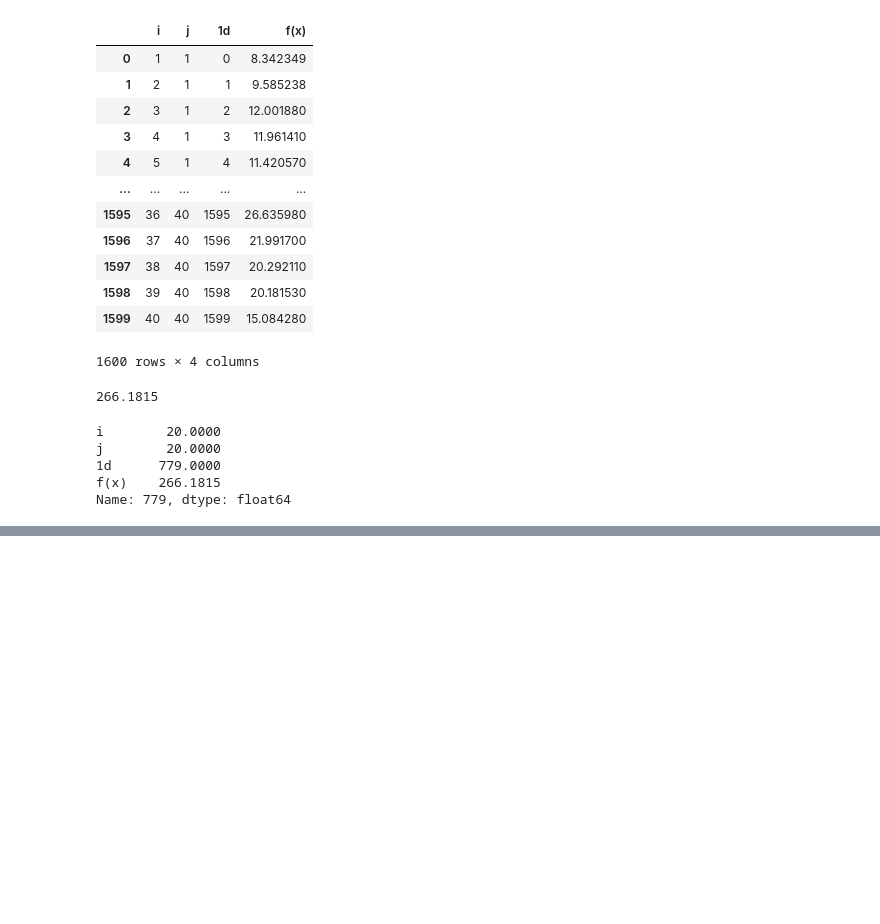
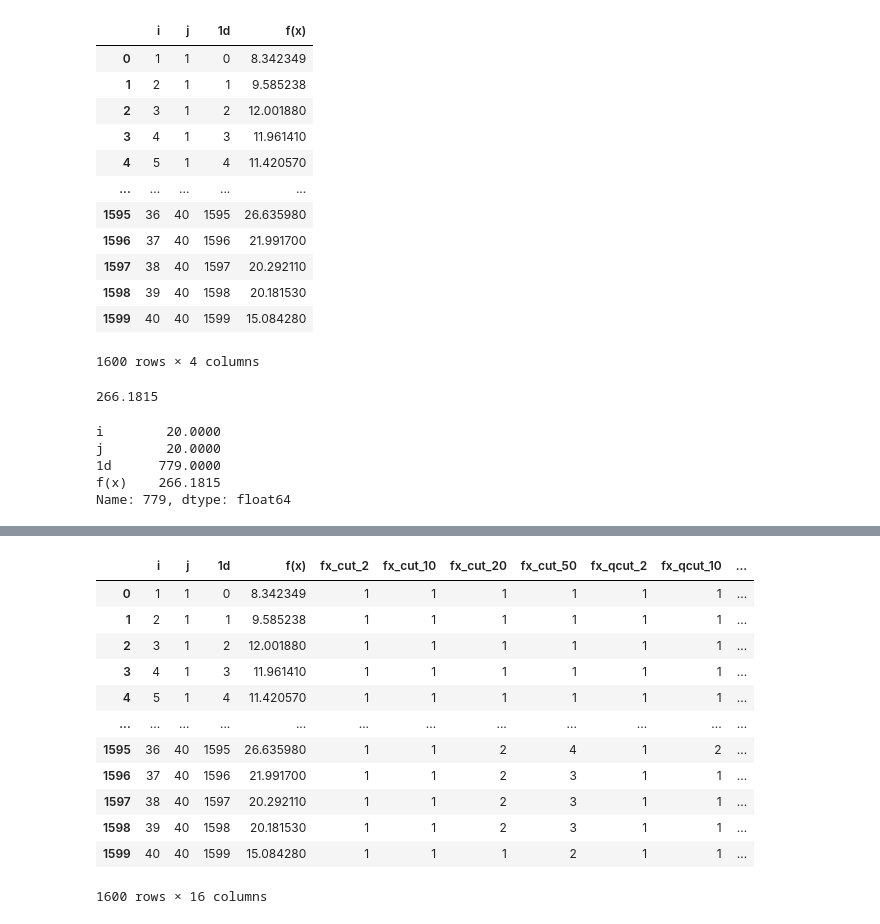
Before and after one commit to jeosol/learn-obj-function-surface, a Jupyter notebook: data_preparation.ipynb, the cells around one changed output, grey strips where cells are left out. Drawn from its saved outputs; the diff is of its cells as text; code cells hidden in the pictures; blank space fills up the shorter version.

```diff
--- a/data_preparation.ipynb
+++ b/data_preparation.ipynb
@@ -97,0 +165,16 @@ Name: 779, dtype: float64
+# %%
+model_df
+# %% [output]
+|  | i | j | 1d | f(x) | fx_cut_2 | fx_cut_10 | fx_cut_20 | fx_cut_50 | fx_qcut_2 | fx_qcut_10 | ... |
+| 0 | 1 | 1 | 0 | 8.342349 | 1 | 1 | 1 | 1 | 1 | 1 | ... |
+| 1 | 2 | 1 | 1 | 9.585238 | 1 | 1 | 1 | 1 | 1 | 1 | ... |
+| 2 | 3 | 1 | 2 | 12.001880 | 1 | 1 | 1 | 1 | 1 | 1 | ... |
+| 3 | 4 | 1 | 3 | 11.961410 | 1 | 1 | 1 | 1 | 1 | 1 | ... |
+| 4 | 5 | 1 | 4 | 11.420570 | 1 | 1 | 1 | 1 | 1 | 1 | ... |
+| ... | ... | ... | ... | ... | ... | ... | ... | ... | ... | ... | ... |
+| 1595 | 36 | 40 | 1595 | 26.635980 | 1 | 1 | 2 | 4 | 1 | 2 | ... |
+| 1596 | 37 | 40 | 1596 | 21.991700 | 1 | 1 | 2 | 3 | 1 | 1 | ... |
+| 1597 | 38 | 40 | 1597 | 20.292110 | 1 | 1 | 2 | 3 | 1 | 1 | ... |
+| 1598 | 39 | 40 | 1598 | 20.181530 | 1 | 1 | 2 | 3 | 1 | 1 | ... |
+| 1599 | 40 | 40 | 1599 | 15.084280 | 1 | 1 | 1 | 2 | 1 | 1 | ... |
+1600 rows × 16 columns
```
Also changed, not shown: parts of 9 cells of this notebook.
